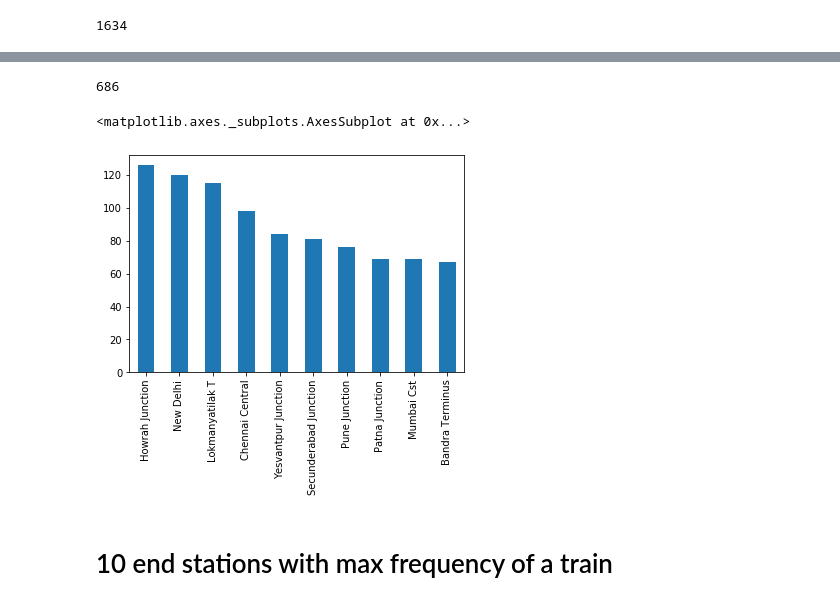
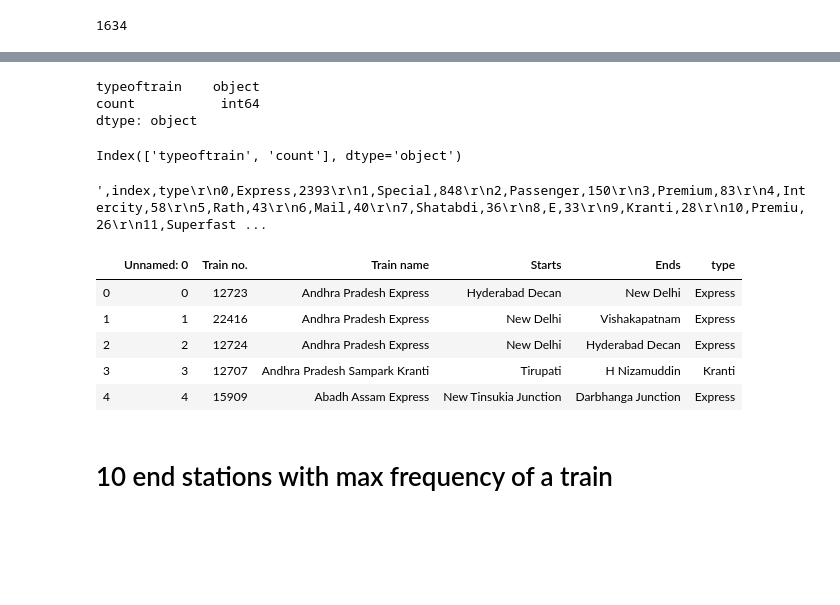
Before and after one commit to shan-2205/EDA, a Jupyter notebook: Indian_trains.ipynb, the cells around one changed output, grey strips where cells are left out. Saved outputs shown, nothing was run; the diff lists cells and outputs as text; code cells hidden in the pictures; blank space fills up the shorter version.

```diff
--- a/Indian_trains.ipynb
+++ b/Indian_trains.ipynb
@@ -178,12 +310,26 @@ filtering all data where train starts from howrah junction
-# %%
-len(set(special_train))
-# %% [output]
-686
-# %%
-df['Starts'].value_counts().nlargest(10).plot.bar()
-# %% [output]
-<matplotlib.axes._subplots.AxesSubplot at 0x...>
-[figure, removed]
+# %%
+df2.dtypes
+# %% [output]
+typeoftrain    object
+count           int64
+dtype: object
+# %%
+df2.columns
+# %% [output]
+Index(['typeoftrain', 'count'], dtype='object')
+# %%
+df2.to_csv()
+# %% [output]
+',index,type\r\n0,Express,2393\r\n1,Special,848\r\n2,Passenger,150\r\n3,Premium,83\r\n4,Intercity,58\r\n5,Rath,43\r\n6,Mail,40\r\n7,Shatabdi,36\r\n8,E,33\r\n9,Kranti,28\r\n10,Premiu,26\r\n11,Superfast ...
+# %%
+df.head()
+# %% [output]
+|  | Unnamed: 0 | Train no. | Train name | Starts | Ends | type |
+| 0 | 0 | 12723 | Andhra Pradesh Express | Hyderabad Decan | New Delhi | Express |
+| 1 | 1 | 22416 | Andhra Pradesh Express | New Delhi | Vishakapatnam | Express |
+| 2 | 2 | 12724 | Andhra Pradesh Express | New Delhi | Hyderabad Decan | Express |
+| 3 | 3 | 12707 | Andhra Pradesh Sampark Kranti | Tirupati | H Nizamuddin | Kranti |
+| 4 | 4 | 15909 | Abadh Assam Express | New Tinsukia Junction | Darbhanga Junction | Express |
 # %% [markdown]
 # 10 end stations with max frequency of a train
 # %%
```
Also changed, not shown: parts of 40 cells of this notebook.
